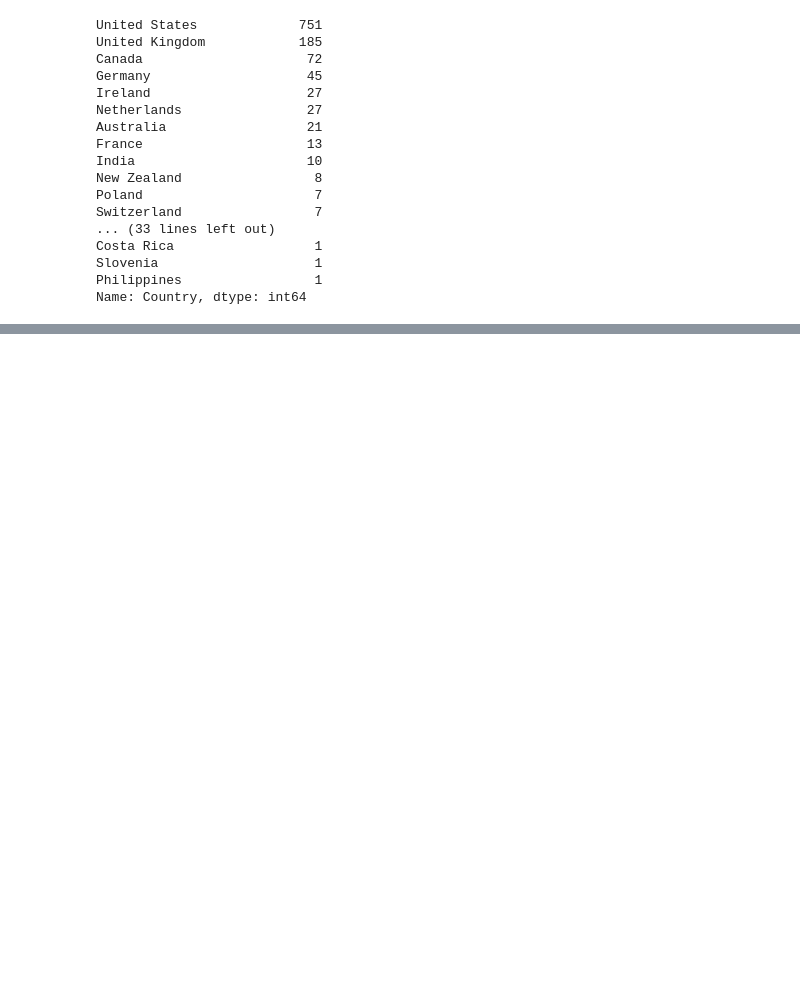
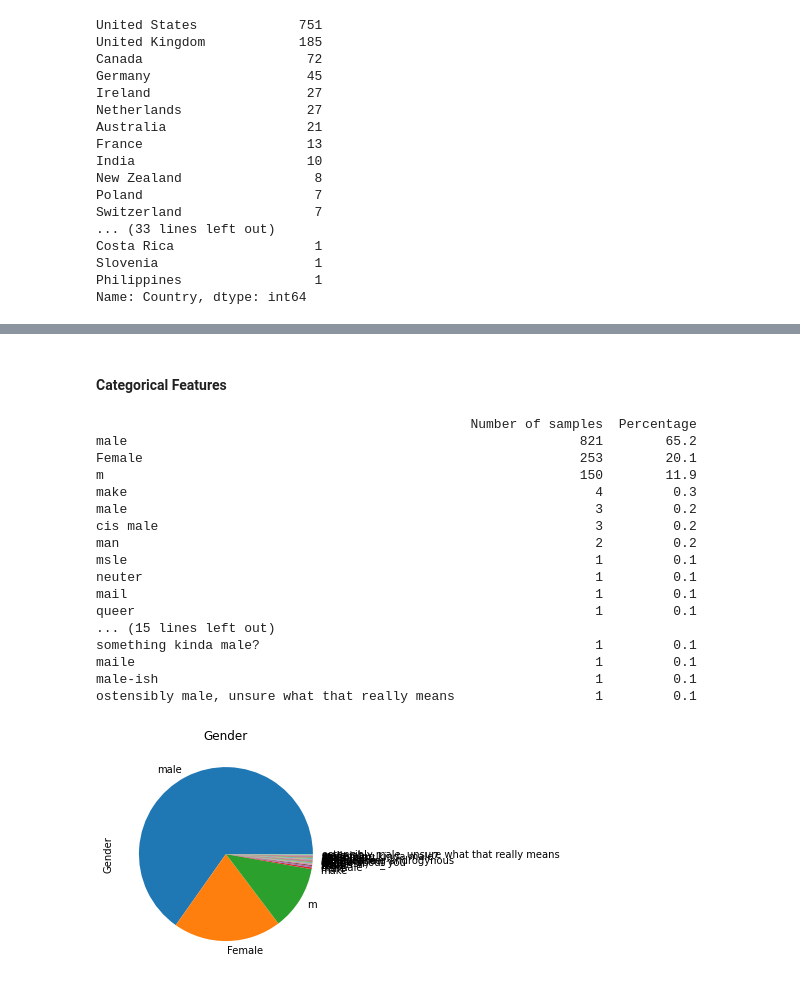
Before and after one commit to koriisabellaa/mental-health-predict, a Jupyter notebook: Mental_Health_in_Tech_Survey.ipynb, the cells around one changed output, grey strips where cells are left out. Saved outputs shown, nothing was run; the diff lists cells and outputs as text; code cells hidden in the pictures; blank space fills up the shorter version.

```diff
--- a/Mental_Health_in_Tech_Survey.ipynb
+++ b/Mental_Health_in_Tech_Survey.ipynb
@@ -270,0 +323,32 @@ df.head()
+# %% [markdown]
+#### Categorical Features
+# %%
+categorical_features = ['Gender', 'self_employed', 'family_history', 'work_interfere', 'no_employees', 'remote_work', 'tech_company', 'benefits', 'care_options', 'wellness_program', 'seek_help', 'anonymity', 'leave', 'mental_health_consequence', 'phys_health_consequence', 'coworkers', 'supervisor', 'mental_health_interview', 'mental_vs_physical','obs_consequence']
+# %%
+# Gender column
+
+feature = categorical_features[0]
+count = df[feature].value_counts()
+percent = 100*df[feature].value_counts(normalize=True)
+gender = pd.DataFrame({'Number of samples':count, 'Percentage':percent.round(1)})
+print(gender)
+count.plot(kind='pie', title=feature);
+# %% [output]
+                                                Number of samples  Percentage
+male                                                          821        65.2
+Female                                                        253        20.1
+m                                                             150        11.9
+make                                                            4         0.3
+male                                                            3         0.2
+cis male                                                        3         0.2
+man                                                             2         0.2
+msle                                                            1         0.1
+neuter                                                          1         0.1
+mail                                                            1         0.1
+queer                                                           1         0.1
+... (15 lines left out)
+something kinda male?                                           1         0.1
+maile                                                           1         0.1
+male-ish                                                        1         0.1
+ostensibly male, unsure what that really means                  1         0.1
+[figure, added]
```
Also changed, not shown: parts of 14 cells of this notebook.
